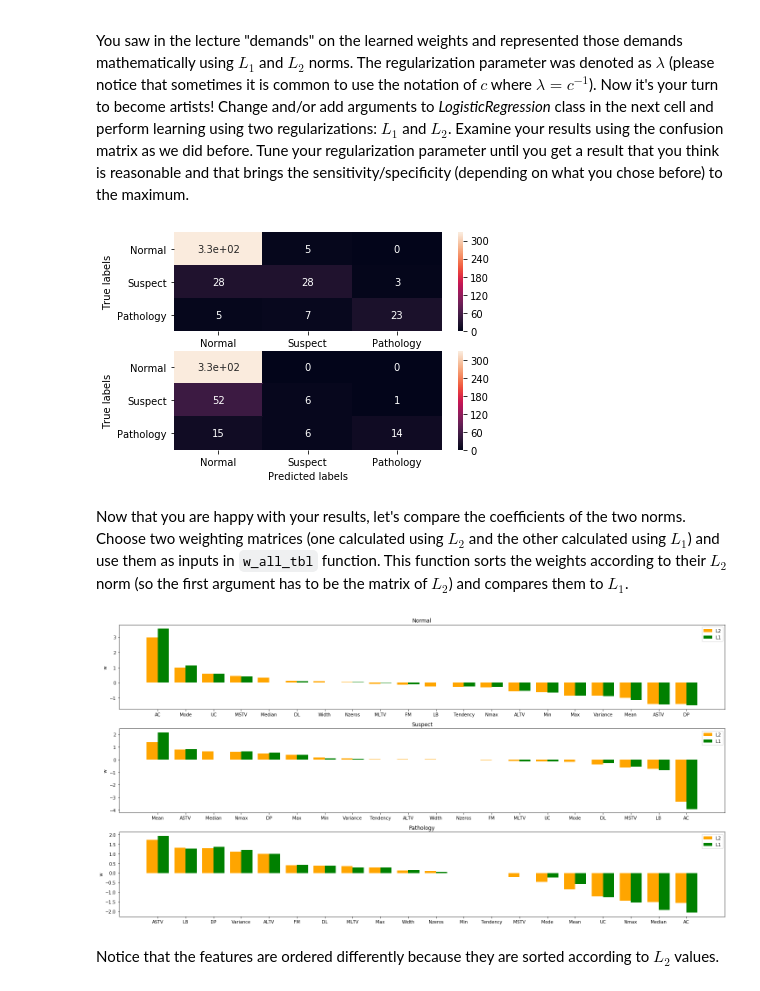
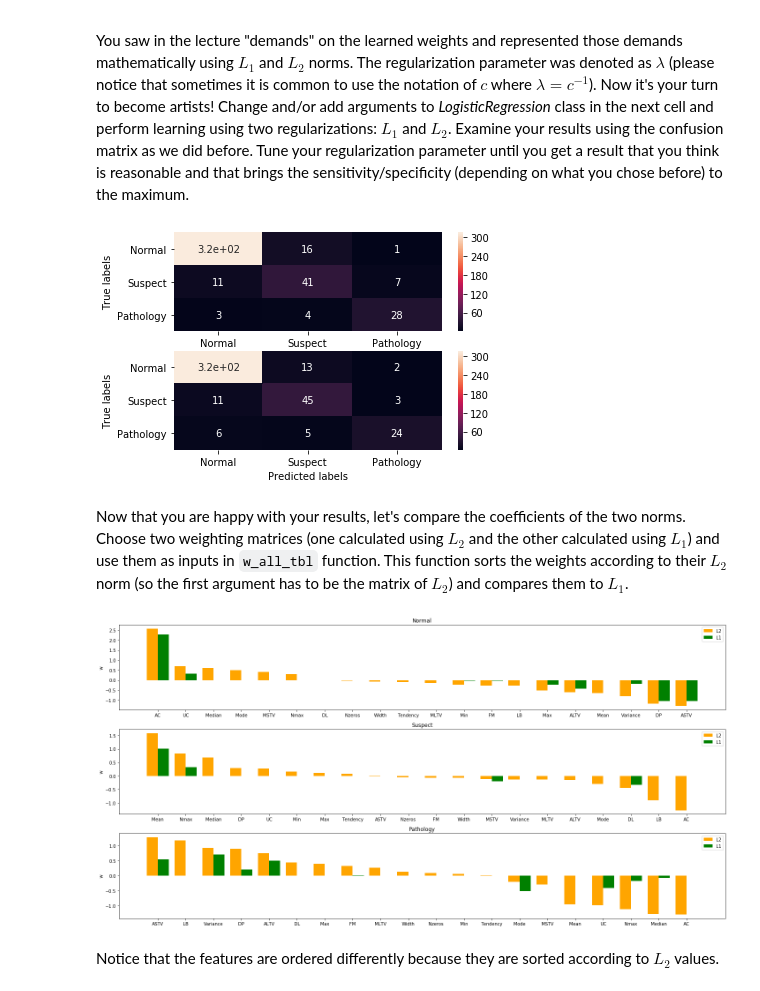
Before and after one commit to mlh-master/hw1_mlh-nathan-hadas, a Jupyter notebook: HW1.ipynb, the cells around one changed output. Drawn from its saved outputs; the diff is of its cells as text; code cells hidden in the pictures.

```diff
--- a/HW1.ipynb
+++ b/HW1.ipynb
@@ -445,30 +447,31 @@ You saw in the lecture "demands" on the learned weights and represented those de
 # %%
 # Implement your code here:
 mode = 'standard'
-lmbda = 105
-logreg_l2 = LogisticRegression(penalty='l2', solver='saga', C=1/lmbda , multi_class='ovr', max_iter=10000) # N.H complete the arguments for L2
+lmbda_l2 = 1
+logreg_l2 = LogisticRegression(penalty='l2', solver='saga', C=1/lmbda_l2 , multi_class='multinomial', max_iter=10000) # N.H complete the arguments for L2
 y_pred_2, w2 = pred_log(logreg_l2, nsd(X_train,mode=mode), y_train, nsd(X_test, mode=mode)) # N.H complete this function using nsd function
 cnf_matrix = metrics.confusion_matrix(y_test, y_pred_2)
 ax1 = plt.subplot(211)
 sns.heatmap(cnf_matrix, annot=True, xticklabels=['Normal','Suspect','Pathology'], yticklabels=['Normal','Suspect','Pathology'])
 ax1.set(ylabel='True labels', xlabel='Predicted labels')
 
-logreg_l1 = LogisticRegression(penalty='l1', solver='saga', C=1/lmbda, multi_class='ovr', max_iter=10000) # complete the arguments for L1
+lmbda_l1 = 10
+logreg_l1 = LogisticRegression(penalty='l1', solver='saga', C=1/lmbda_l1, multi_class='multinomial', max_iter=10000) # complete the arguments for L1
 y_pred_1, w1 = pred_log(logreg_l1, nsd(X_train,mode=mode), y_train, nsd(X_test, mode=mode))  # complete this function using nsd function
 cnf_matrix = metrics.confusion_matrix(y_test, y_pred_1)
 ax2 = plt.subplot(212)
 sns.heatmap(cnf_matrix, annot=True, xticklabels=['Normal','Suspect','Pathology'], yticklabels=['Normal','Suspect','Pathology'])
 ax2.set(ylabel='True labels', xlabel='Predicted labels')
 plt.show()
 # %% [output]
-[figure, old version]
+[figure, new version]
 # %% [markdown]
 Now that you are happy with your results, let's compare the coefficients of the two norms.\
 Choose two weighting matrices (one calculated using $ L_2 $ and the other calculated using $ L_1 $) and use them as inputs in `w_all_tbl` function. This function sorts the weights according to their $ L_2 $ norm (so the first argument has to be the matrix of $ L_2 $) and compares them to $L_1$.
 # %%
 w_all_tbl(w2, w1, orig_feat)
 # %% [output]
-[figure, old version]
+[figure, new version]
 # %% [markdown]
 Notice that the features are ordered differently because they are sorted according to $ L_2 $ values.
 # %% [markdown]
```
Also changed, not shown: parts of 12 cells of this notebook, 2 other files.
